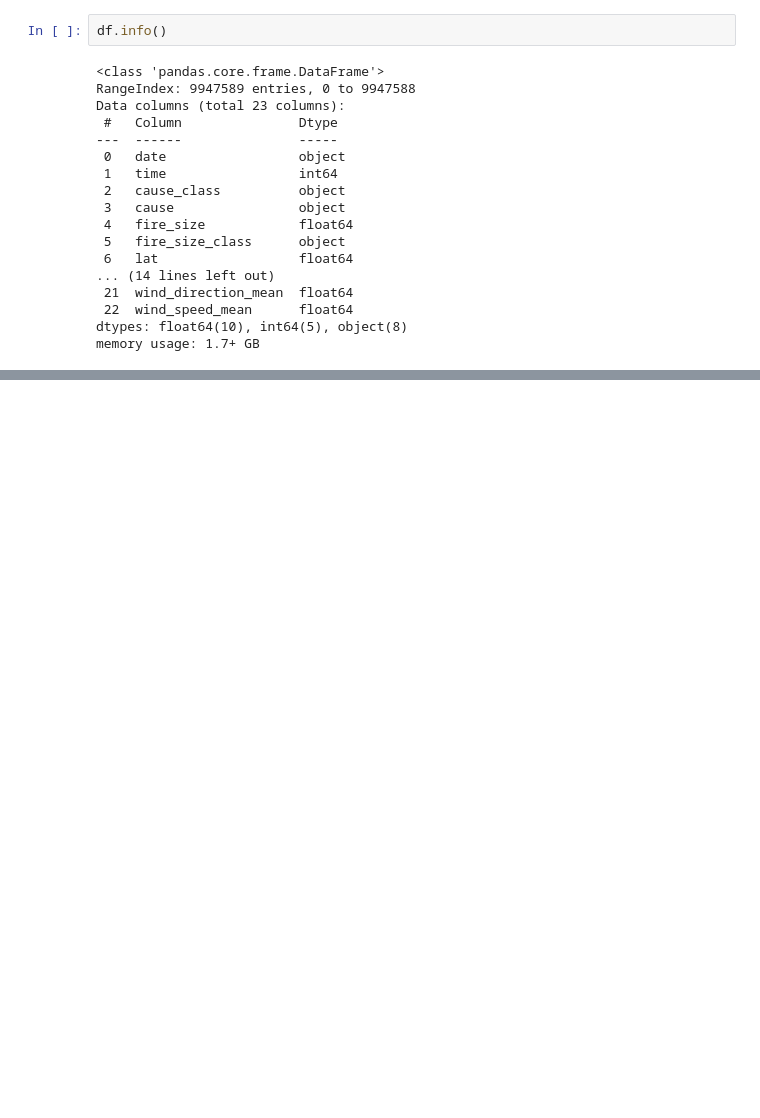
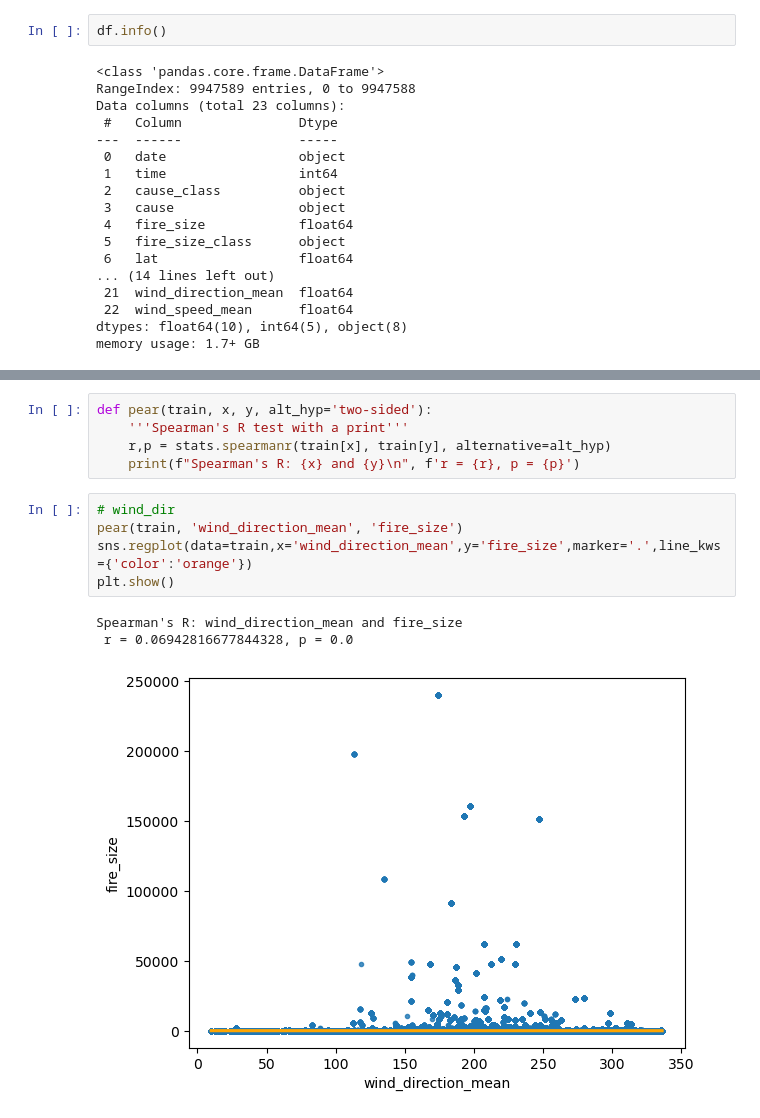
Before and after one commit to tkephart96/ca_wildfires, a Jupyter notebook: explore.ipynb, the cells around one changed output, grey strips where cells are left out. Drawn from its saved outputs; the diff is of its cells as text; blank space fills up the shorter version.

```diff
--- a/explore.ipynb
+++ b/explore.ipynb
@@ -95,0 +210,14 @@ for col in df.columns:
+# %%
+def pear(train, x, y, alt_hyp='two-sided'):
+    '''Spearman's R test with a print'''
+    r,p = stats.spearmanr(train[x], train[y], alternative=alt_hyp)
+    print(f"Spearman's R: {x} and {y}\n", f'r = {r}, p = {p}')
+# %%
+# wind_dir
+pear(train, 'wind_direction_mean', 'fire_size')
+sns.regplot(data=train,x='wind_direction_mean',y='fire_size',marker='.',line_kws={'color':'orange'})
+plt.show()
+# %% [output]
+Spearman's R: wind_direction_mean and fire_size
+ r = 0.06942816677844328, p = 0.0
+[figure, added]
```
Also changed, not shown: parts of 16 cells of this notebook.
